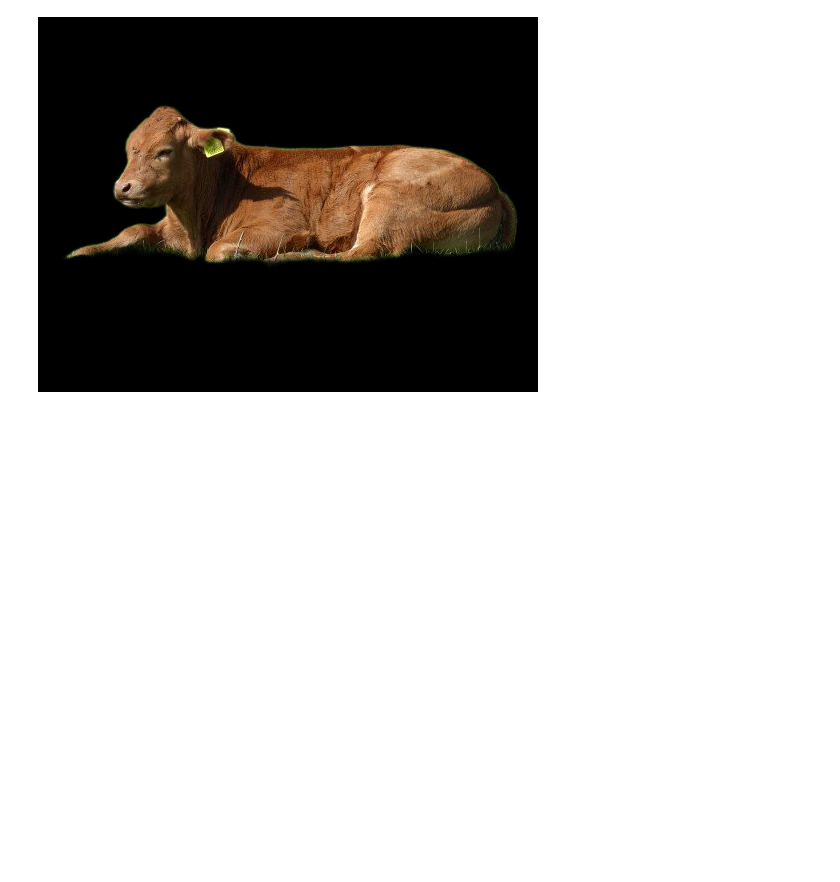
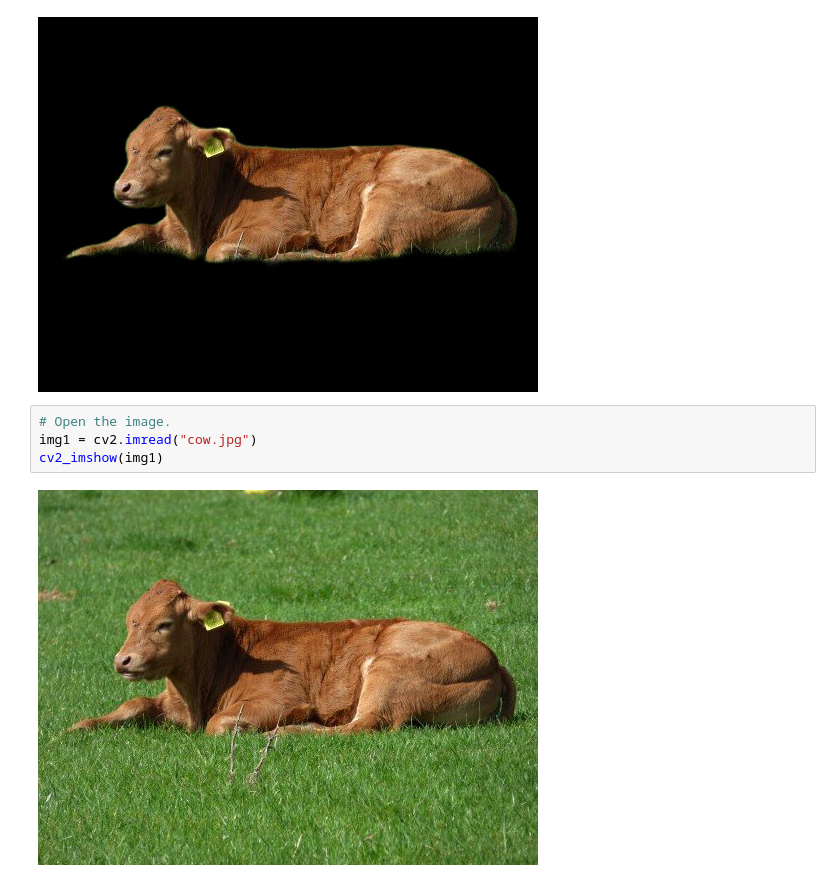
Before and after one commit to jumbokh/Computer-Vision, a Jupyter notebook: notebooks/removeImgBack.ipynb, the cells around one changed output. Drawn from its saved outputs; the diff is of its cells as text; blank space fills up the shorter version.

```diff
--- a/notebooks/removeImgBack.ipynb
+++ b/notebooks/removeImgBack.ipynb
@@ -57,3 +57,9 @@ img = cv2.imread("output.png")
 cv2_imshow(img)
 # %% [output]
 [figure]
+# %%
+# Open the image.
+img1 = cv2.imread("cow.jpg")
+cv2_imshow(img1)
+# %% [output]
+[figure, added]
```
